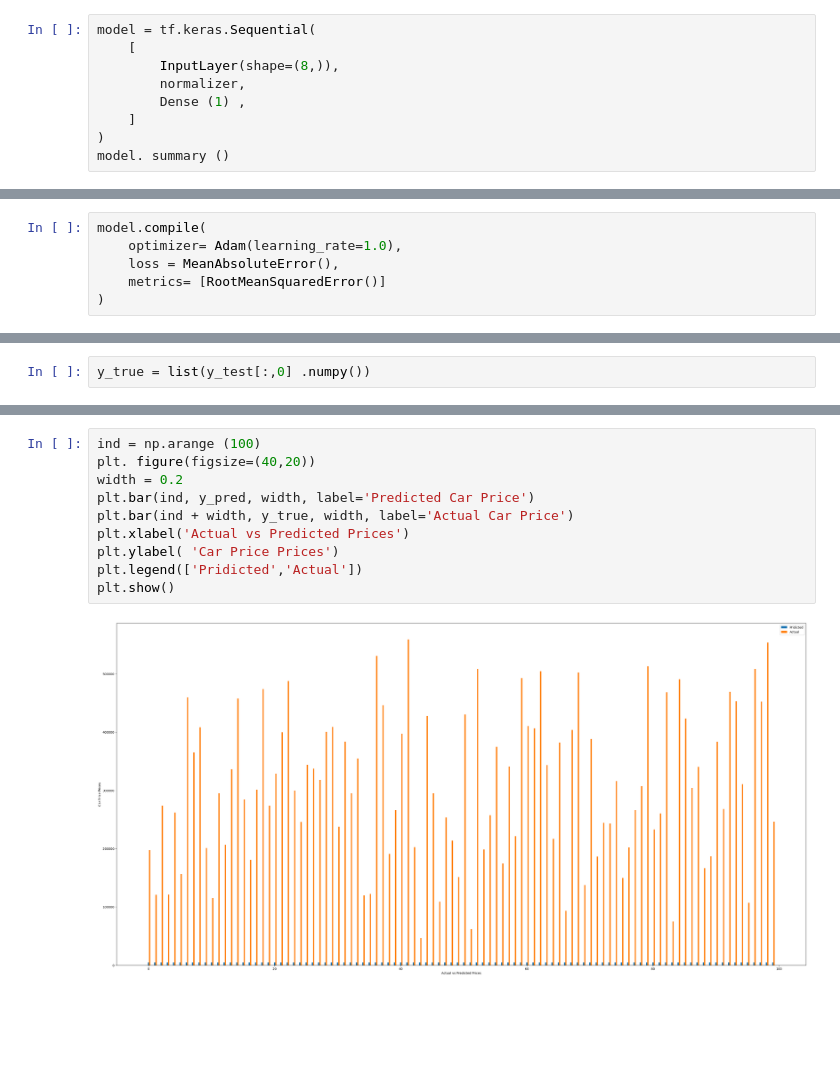
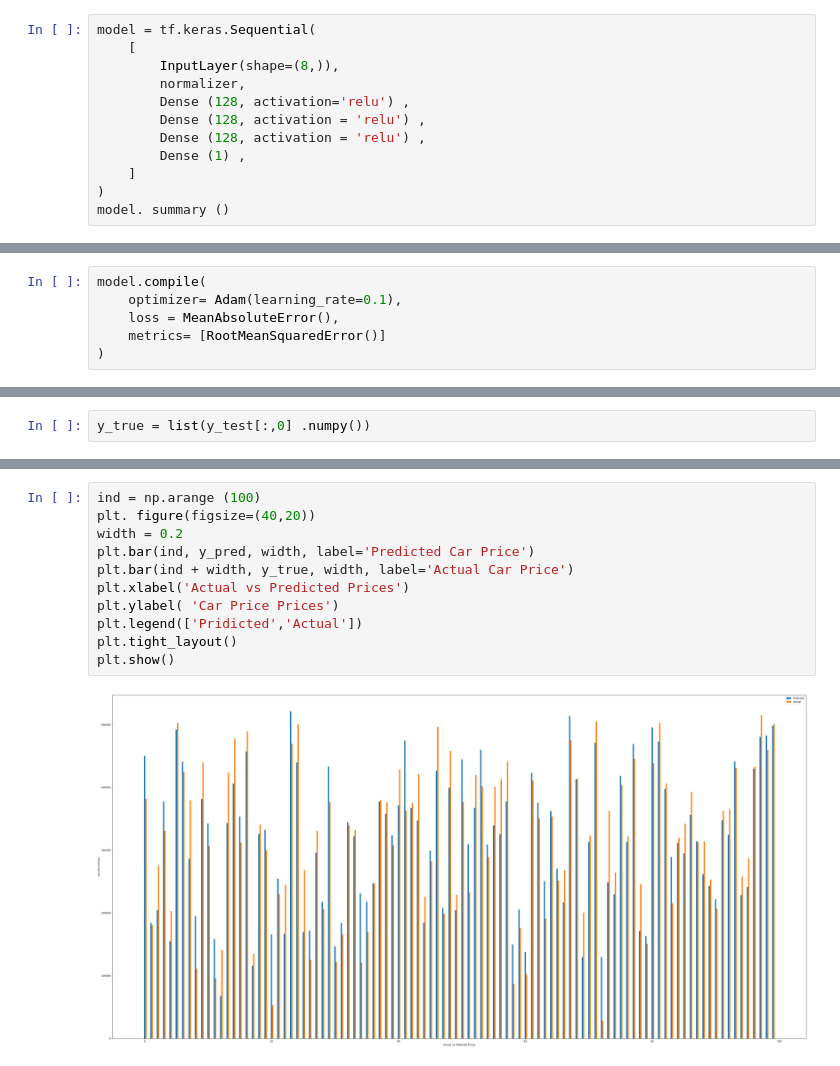
Before and after one commit to Nayan-Chimariya/50DaysOfMachineLearning, a Jupyter notebook: PricePrediction.ipynb, the cells around one changed output, grey strips where cells are left out. Saved outputs shown, nothing was run; the diff lists cells and outputs as text; blank space fills up the shorter version.

```diff
--- a/PricePrediction.ipynb
+++ b/PricePrediction.ipynb
@@ -73,6 +66,9 @@ model = tf.keras.Sequential(
     [
         InputLayer(shape=(8,)),
         normalizer,
+        Dense (128, activation='relu') ,
+        Dense (128, activation = 'relu') ,
+        Dense (128, activation = 'relu') ,
         Dense (1) ,
     ]
 )
@@ -91,7 +93,7 @@ Model: "sequential"
  Non-trainable params: 17 (72.00 B)
 # %%
 model.compile(
-    optimizer= Adam(learning_rate=1.0),
+    optimizer= Adam(learning_rate=0.1),
     loss = MeanAbsoluteError(),
     metrics= [RootMeanSquaredError()]
 )
@@ -160,12 +160,13 @@ print (y_pred)
 # %%
 ind = np.arange (100)
 plt. figure(figsize=(40,20))
 width = 0.2
 plt.bar(ind, y_pred, width, label='Predicted Car Price')
 plt.bar(ind + width, y_true, width, label='Actual Car Price')
 plt.xlabel('Actual vs Predicted Prices')
 plt.ylabel( 'Car Price Prices')
 plt.legend(['Pridicted','Actual'])
+plt.tight_layout()
 plt.show()
 # %% [output]
-[figure, old version]
+[figure, new version]
```
Also changed, not shown: parts of 11 cells of this notebook.
